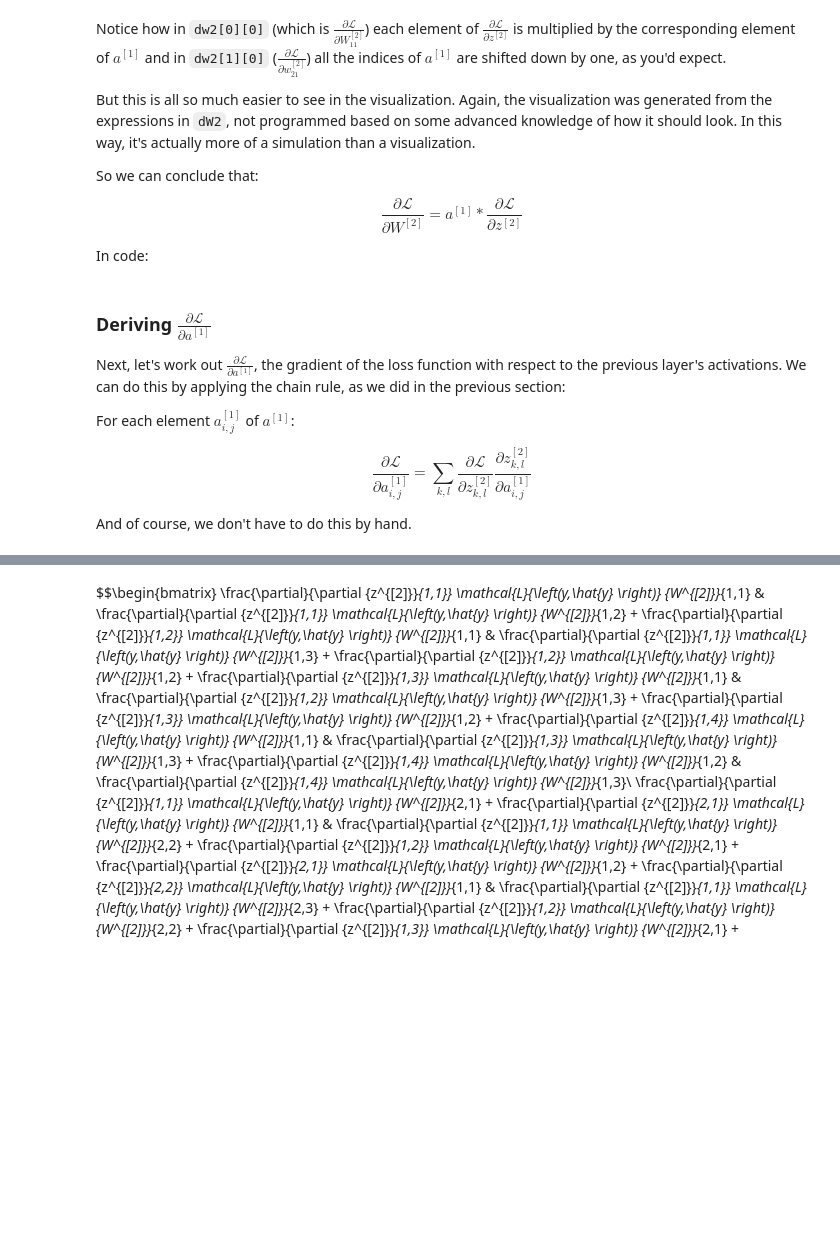
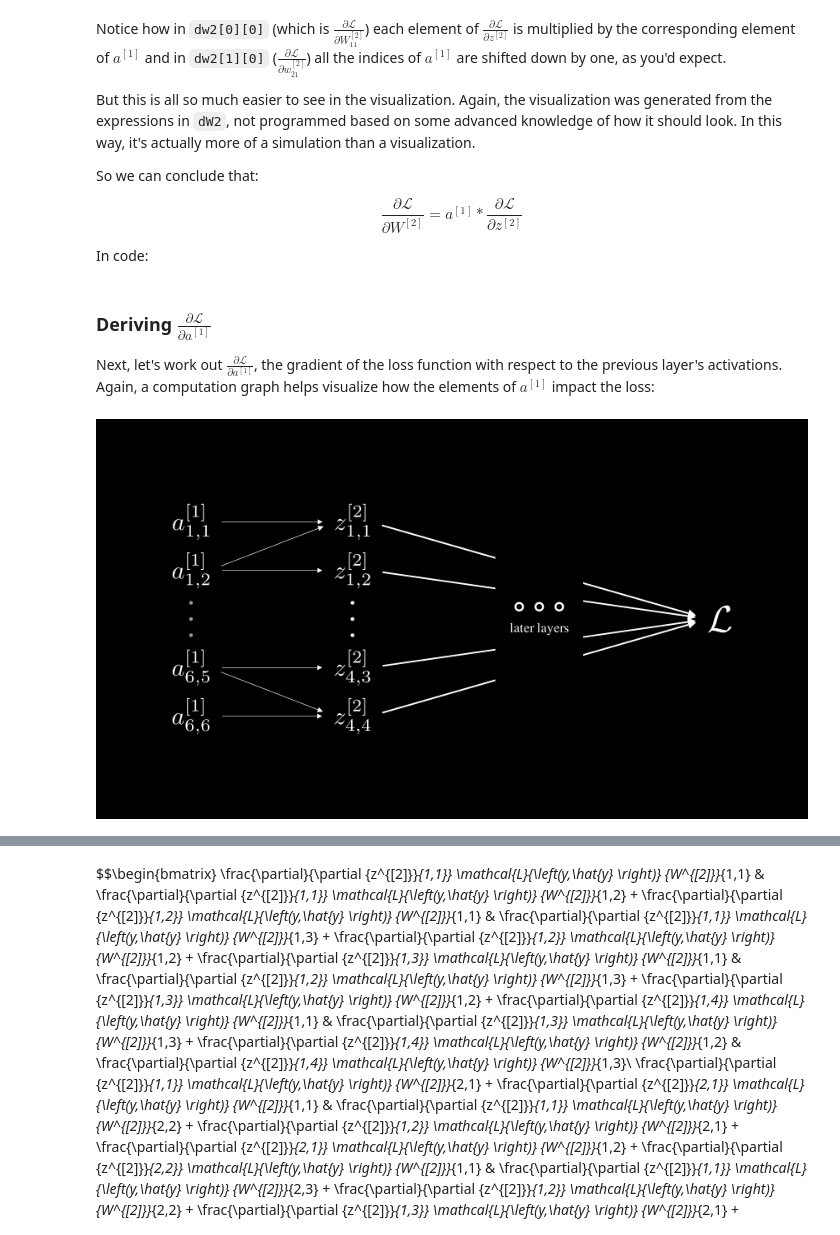
Before and after one commit to spather/sym-conv, a Jupyter notebook: notebooks/sym-conv.ipynb, the cells around one changed output, grey strips where cells are left out. Saved outputs shown, nothing was run; the diff lists cells and outputs as text; code cells hidden in the pictures; blank space fills up the shorter version.

Commit message:
Edits to the dL/da section, including a new computation graph

```diff
--- a/notebooks/sym-conv.ipynb
+++ b/notebooks/sym-conv.ipynb
@@ -1160,12 +1161,4 @@ test_eq(convolve(a1, dz2, 0, 1), dW2)
 # %% [markdown]
 ### Deriving $\frac{\partial \mathcal{L}}{\partial a^{[1]}}$
 
-Next, let's work out $\frac{\partial \mathcal{L}}{\partial a^{[1]}}$, the gradient of the loss function with respect to the previous layer's activations. We can do this by applying the chain rule, as we did in the previous section:
-
-For each element $a^{[1]}_{i, j}$ of $a^{[1]}$:
-
-$$
-\frac{\partial \mathcal{L}}{\partial a^{[1]}_{i, j}} = \sum_{k, l} \frac{\partial \mathcal{L}}{\partial z^{[2]}_{k, l}}\frac{\partial z^{[2]}_{k, l}}{\partial a^{[1]}_{i, j}}
-$$
-
-And of course, we don't have to do this by hand.
+Next, let's work out $\frac{\partial \mathcal{L}}{\partial a^{[1]}}$, the gradient of the loss function with respect to the previous layer's activations. Again, a computation graph helps visualize how the elements of $a^{[1]}$ impact the loss:
@@ -1171,0 +1255,5 @@ And of course, we don't have to do this by hand.
+# %%
+# | echo: false
+render_final_frame(ComputationGraphAtoZ)
+# %% [output]
+[figure, added]
```
Also changed, not shown: parts of 7 cells of this notebook.
